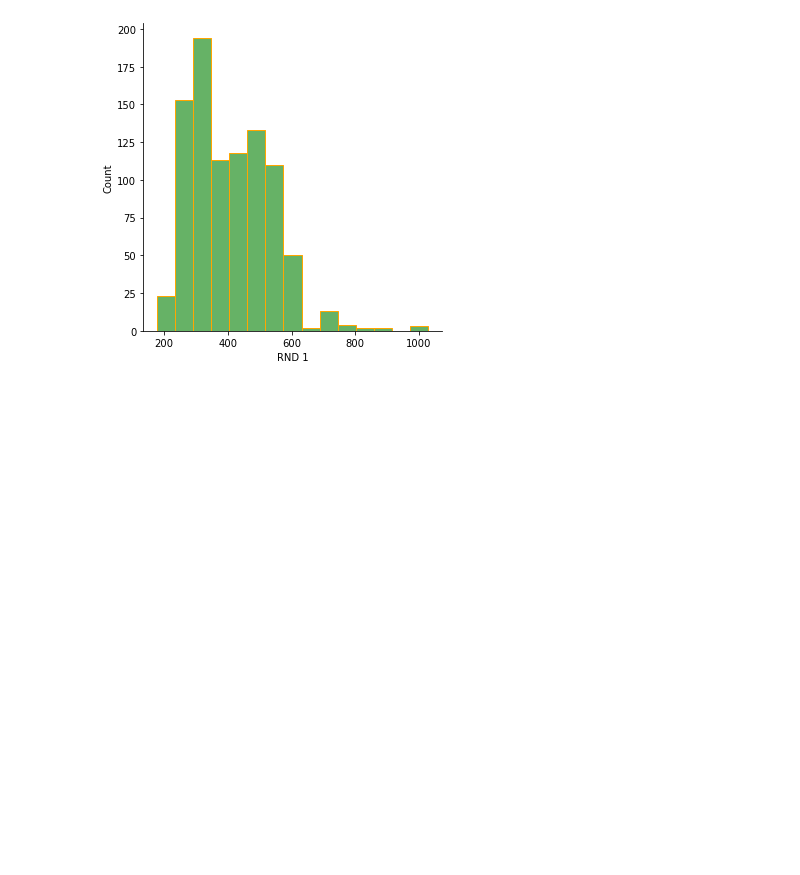
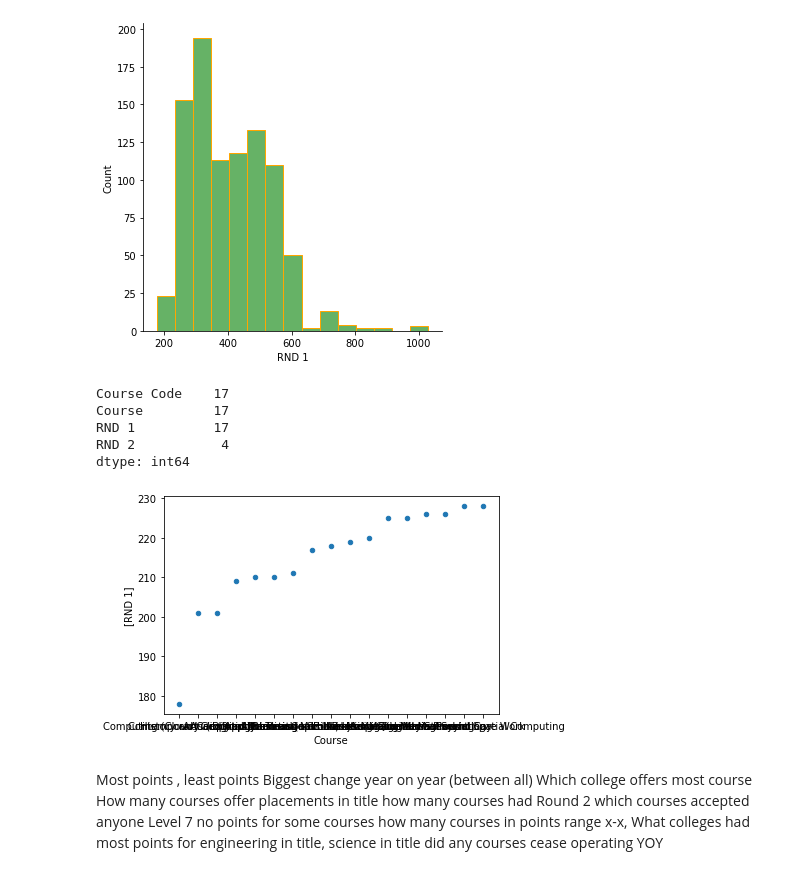
Before and after one commit to conor-mccaffrey/cao-points, a Jupyter notebook: cao-points-analysis.ipynb, the cells around one changed output. Drawn from its saved outputs; the diff is of its cells as text; code cells hidden in the pictures; blank space fills up the shorter version.

```diff
--- a/cao-points-analysis.ipynb
+++ b/cao-points-analysis.ipynb
@@ -541,3 +612,15 @@ sns.displot(df2021['RND 1'], kde= False, bins = 15, color = 'green', edgecolor =
 # %% [output]
 <seaborn.axisgrid.FacetGrid at 0x...>
 [figure]
+# %%
+top_medians = df2021[df2021["RND 1"] < 230].sort_values("RND 1")
+
+top_medians.plot(x="Course", y=["RND 1"], kind="scatter")
+top_medians.count()
+# %% [output]
+Course Code    17
+Course         17
+RND 1          17
+RND 2           4
+dtype: int64
+[figure, added]
@@ -543,0 +629,11 @@ sns.displot(df2021['RND 1'], kde= False, bins = 15, color = 'green', edgecolor =
+# %% [markdown]
+Most points , least points
+Biggest change year on year (between all)
+Which college offers most course
+How many courses offer placements in title
+how many courses had Round 2
+which courses accepted anyone
+Level 7 no points for some courses
+how many courses in points range x-x,
+What colleges had most points for engineering in title, science in title
+did any courses cease operating YOY
```
Also changed, not shown: parts of 14 cells of this notebook, 15 other files.
